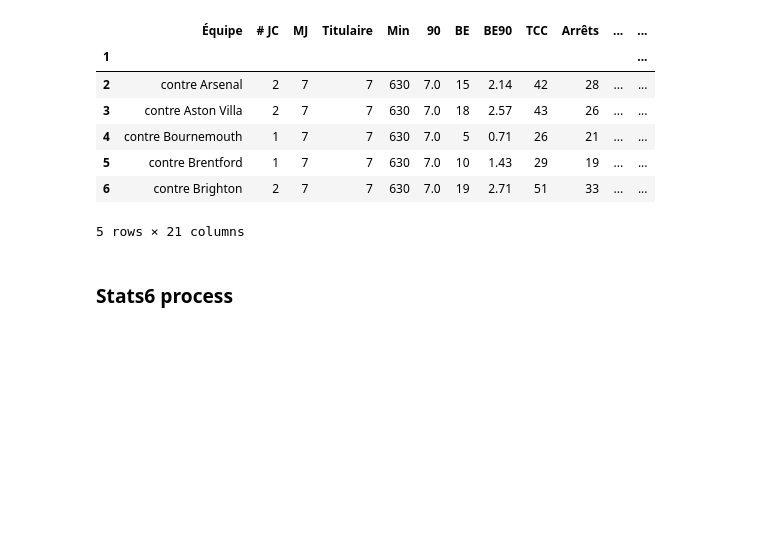
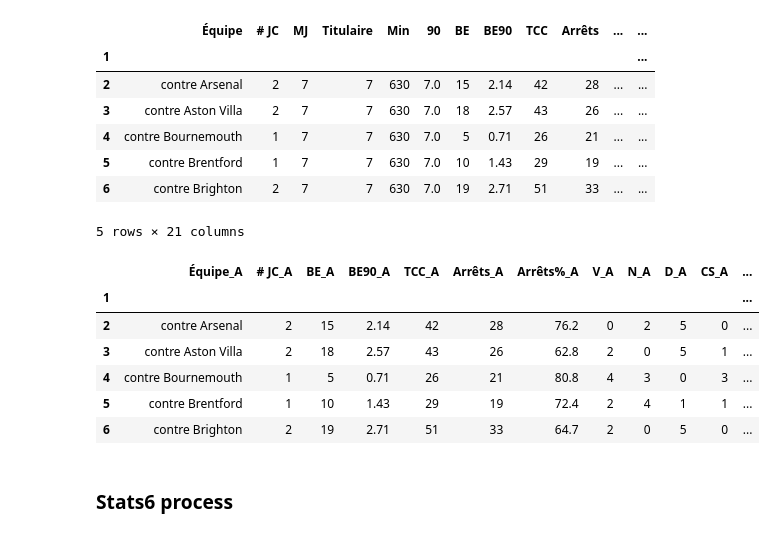
Before and after one commit to DjuloFyro/guru_sport_betting_bot, a Jupyter notebook: model.ipynb, the cells around one changed output. Drawn from its saved outputs; the diff is of its cells as text; code cells hidden in the pictures; blank space fills up the shorter version.

```diff
--- a/model.ipynb
+++ b/model.ipynb
@@ -155,6 +202,22 @@ df_stats5.head()
 | 5 | contre Brentford | 1 | 7 | 7 | 630 | 7.0 | 10 | 1.43 | 29 | 19 | ... | ... |
 | 6 | contre Brighton | 2 | 7 | 7 | 630 | 7.0 | 19 | 2.71 | 51 | 33 | ... | ... |
 5 rows × 21 columns
+# %%
+# Drop useless columns
+df_stats5.drop(columns=['MJ', 'Titulaire', 'Min', '90', 'Arrêts%.1'], inplace=True)
+
+# Rename columns to specify it's against the team
+df_stats5 = df_stats5.add_suffix('_A')
+
+df_stats5.head()
+# %% [output]
+|  | Équipe_A | # JC_A | BE_A | BE90_A | TCC_A | Arrêts_A | Arrêts%_A | V_A | N_A | D_A | CS_A | ... |
+| 1 |  |  |  |  |  |  |  |  |  |  |  | ... |
+| 2 | contre Arsenal | 2 | 15 | 2.14 | 42 | 28 | 76.2 | 0 | 2 | 5 | 0 | ... |
+| 3 | contre Aston Villa | 2 | 18 | 2.57 | 43 | 26 | 62.8 | 2 | 0 | 5 | 1 | ... |
+| 4 | contre Bournemouth | 1 | 5 | 0.71 | 26 | 21 | 80.8 | 4 | 3 | 0 | 3 | ... |
+| 5 | contre Brentford | 1 | 10 | 1.43 | 29 | 19 | 72.4 | 2 | 4 | 1 | 1 | ... |
+| 6 | contre Brighton | 2 | 19 | 2.71 | 51 | 33 | 64.7 | 2 | 0 | 5 | 0 | ... |
 # %% [markdown]
 ### Stats6 process
 # %%
```
Also changed, not shown: parts of 22 cells of this notebook.
